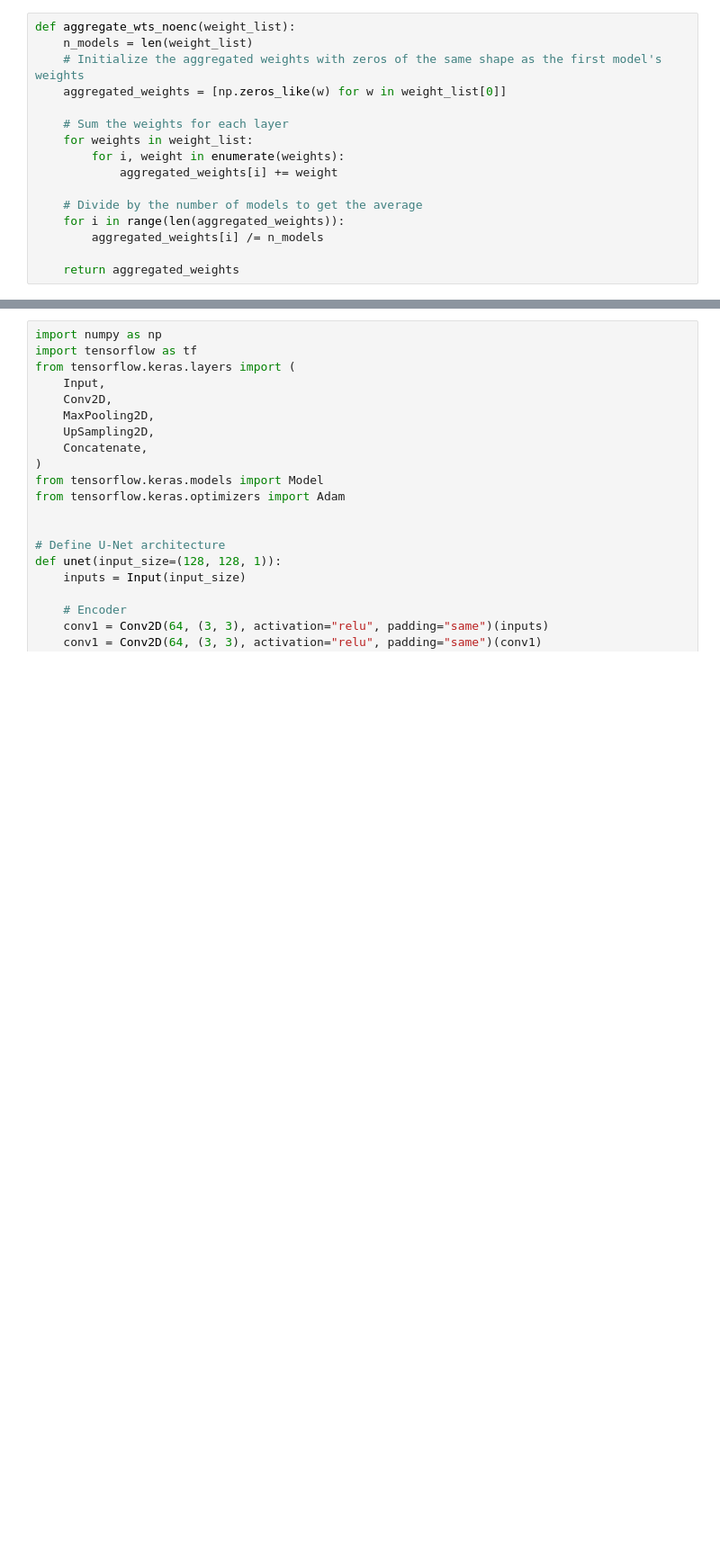
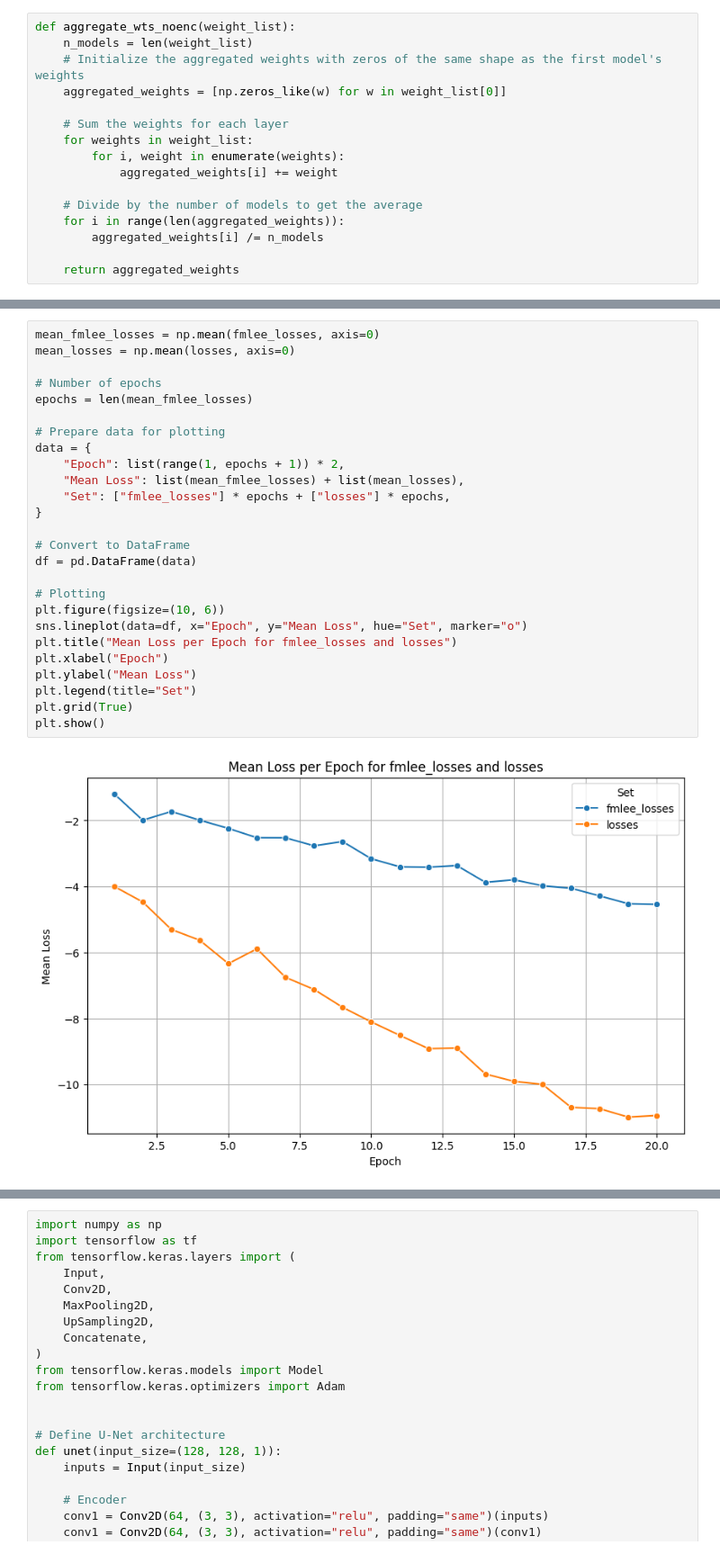
Before and after one commit to destx0/fmd, a Jupyter notebook: m.ipynb, the cells around one changed output, grey strips where cells are left out. Shown at 90% size. Drawn from its saved outputs; the diff is of its cells as text; blank space fills up the shorter version.

```diff
--- a/m.ipynb
+++ b/m.ipynb
@@ -682,0 +1025,28 @@ for r in tqdm(range(epochs)):
+# %%
+mean_fmlee_losses = np.mean(fmlee_losses, axis=0)
+mean_losses = np.mean(losses, axis=0)
+
+# Number of epochs
+epochs = len(mean_fmlee_losses)
+
+# Prepare data for plotting
+data = {
+    "Epoch": list(range(1, epochs + 1)) * 2,
+    "Mean Loss": list(mean_fmlee_losses) + list(mean_losses),
+    "Set": ["fmlee_losses"] * epochs + ["losses"] * epochs,
+}
+
+# Convert to DataFrame
+df = pd.DataFrame(data)
+
+# Plotting
+plt.figure(figsize=(10, 6))
+sns.lineplot(data=df, x="Epoch", y="Mean Loss", hue="Set", marker="o")
+plt.title("Mean Loss per Epoch for fmlee_losses and losses")
+plt.xlabel("Epoch")
+plt.ylabel("Mean Loss")
+plt.legend(title="Set")
+plt.grid(True)
+plt.show()
+# %% [output]
+[figure, added]
```
Also changed, not shown: parts of 19 cells of this notebook.
